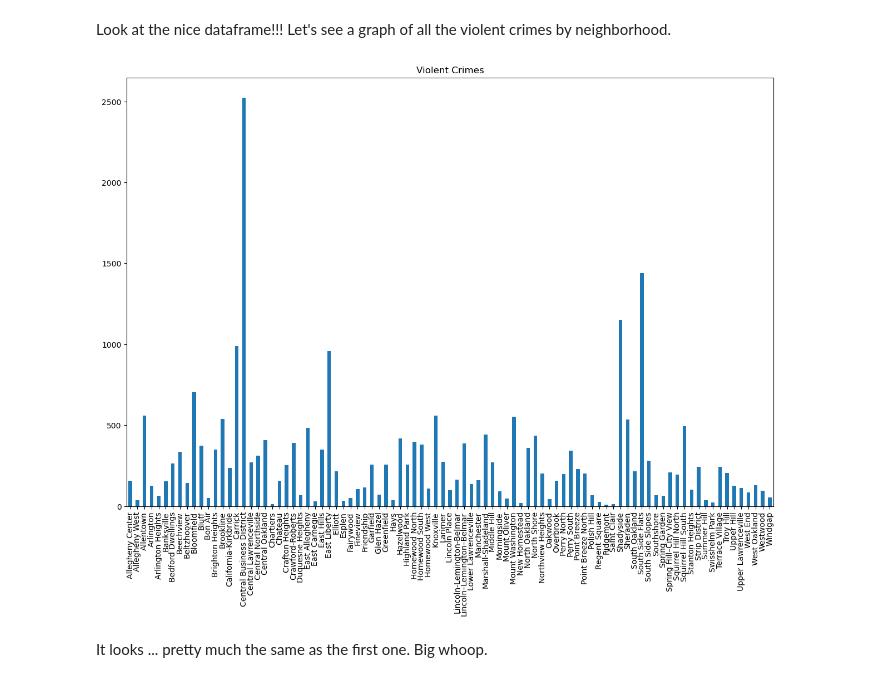
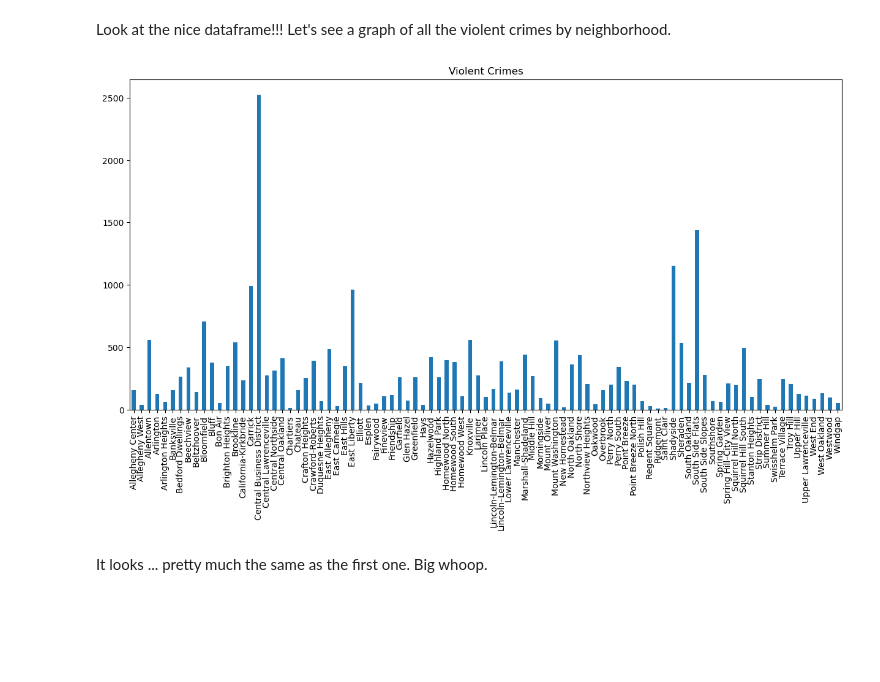
Before and after one commit to Mia-Melishchuk/Big-Ideas-Final-Project, a Jupyter notebook: FinalProject.ipynb, the cells around one changed output. Cells and saved outputs as stored; diff of their text form; code cells hidden in the pictures; blank space fills up the shorter version.

Commit message:
resized one of my crime graphs to fit it into the screenshot window

```diff
--- a/FinalProject.ipynb
+++ b/FinalProject.ipynb
@@ -125,11 +125,11 @@ Look at the nice dataframe!!! Let's see a graph of all the violent crimes by nei
 # %%
 newdf = 0
 for i in violent_crimes_list:
     newdf = newdf + violent_crimes[i]
-newdf.plot(title="Violent Crimes", subplots=False,kind="bar",legend=False, figsize=(15, 10))
+newdf.plot(title="Violent Crimes", subplots=False,kind="bar",legend=False, figsize=(15, 7))
 plt.show()
 # %% [output]
-[figure, old version]
+[figure, new version]
 # %% [markdown]
 It looks ... pretty much the same as the first one. Big whoop.
 # %%
```
